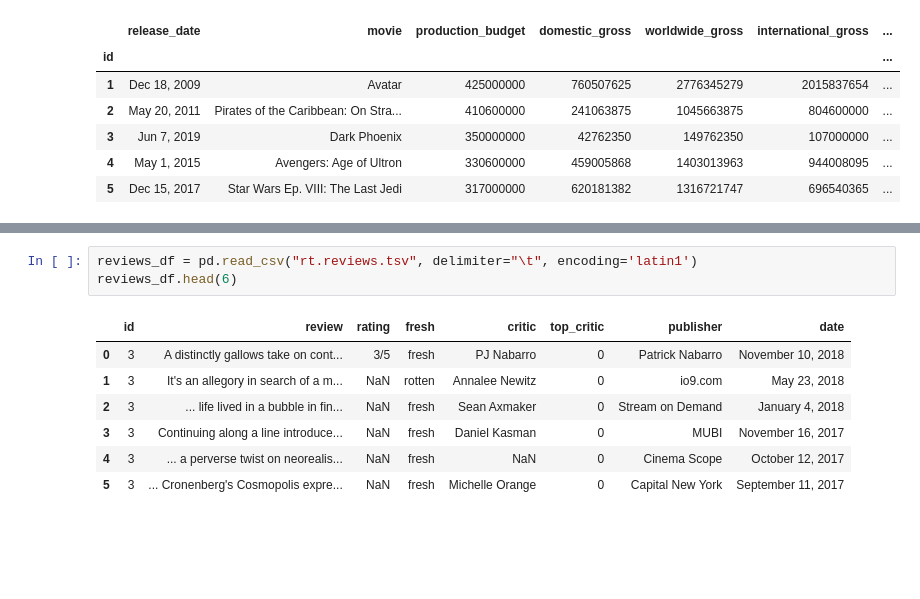
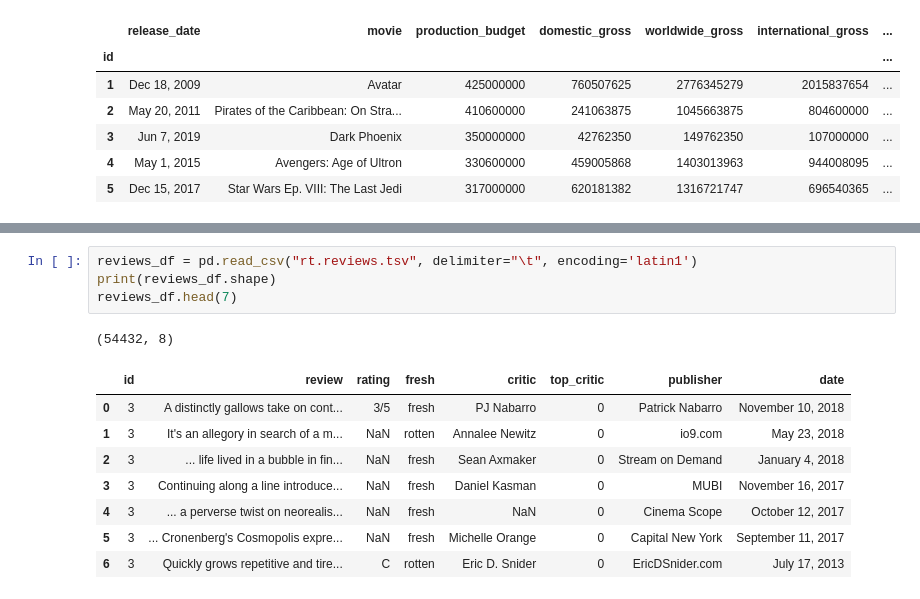
Before and after one commit to ed-gar-k/Phase-1-project, a Jupyter notebook: Phase-one.ipynb, the cells around one changed output, grey strips where cells are left out. Saved outputs shown, nothing was run; the diff lists cells and outputs as text; blank space fills up the shorter version.

```diff
--- a/Phase-one.ipynb
+++ b/Phase-one.ipynb
@@ -235,11 +495,14 @@ df.head(6)
 # %%
 reviews_df = pd.read_csv("rt.reviews.tsv", delimiter="\t", encoding='latin1')
-reviews_df.head(6)
+print(reviews_df.shape)
+reviews_df.head(7)
 # %% [output]
+(54432, 8)
 |  | id | review | rating | fresh | critic | top_critic | publisher | date |
 | 0 | 3 | A distinctly gallows take on cont... | 3/5 | fresh | PJ Nabarro | 0 | Patrick Nabarro | November 10, 2018 |
 | 1 | 3 | It's an allegory in search of a m... | NaN | rotten | Annalee Newitz | 0 | io9.com | May 23, 2018 |
 | 2 | 3 | ... life lived in a bubble in fin... | NaN | fresh | Sean Axmaker | 0 | Stream on Demand | January 4, 2018 |
 | 3 | 3 | Continuing along a line introduce... | NaN | fresh | Daniel Kasman | 0 | MUBI | November 16, 2017 |
 | 4 | 3 | ... a perverse twist on neorealis... | NaN | fresh | NaN | 0 | Cinema Scope | October 12, 2017 |
 | 5 | 3 | ... Cronenberg's Cosmopolis expre... | NaN | fresh | Michelle Orange | 0 | Capital New York | September 11, 2017 |
+| 6 | 3 | Quickly grows repetitive and tire... | C | rotten | Eric D. Snider | 0 | EricDSnider.com | July 17, 2013 |
```
Also changed, not shown: parts of 32 cells of this notebook.
